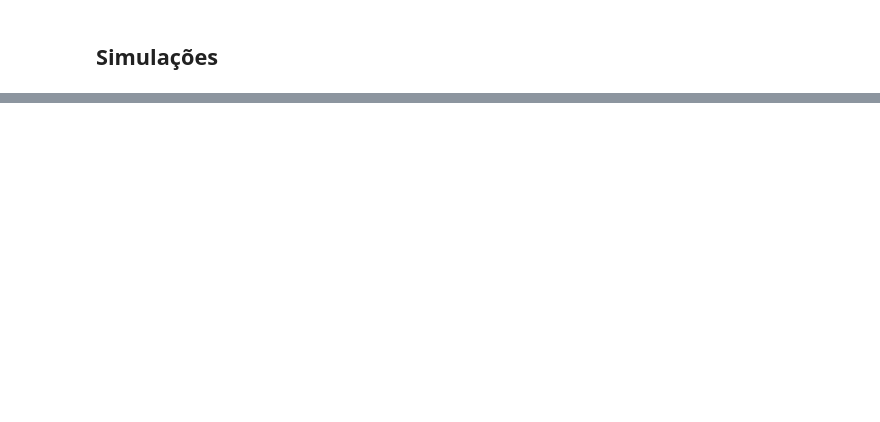
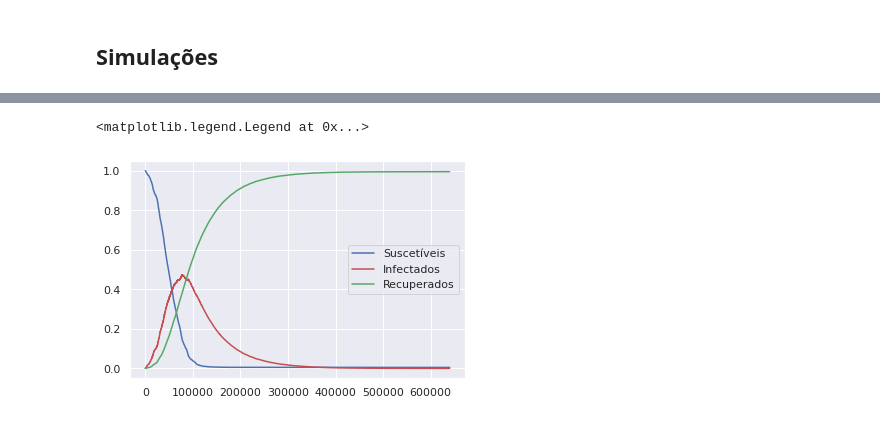
Before and after one commit to arthursl12/FisicaEstatistica, a Jupyter notebook: SIR.ipynb, the cells around one changed output, grey strips where cells are left out. Cells and saved outputs as stored; diff of their text form; code cells hidden in the pictures; blank space fills up the shorter version.

```diff
--- a/SIR.ipynb
+++ b/SIR.ipynb
@@ -628,0 +455,2 @@ viz
+# %%
+y0, y1, y2 = simulate(L, infected=4, s=None, pc=0.8, pr=0.2)
@@ -628,0 +475,8 @@ viz
+# %%
+plt.plot(np.array(y0)/N, color='b')
+plt.plot(np.array(y1)/N, color='r')
+plt.plot(np.array(y2)/N, color='g')
+plt.legend(["Suscetíveis","Infectados","Recuperados"])
+# %% [output]
+<matplotlib.legend.Legend at 0x...>
+[figure, added]
```
Also changed, not shown: parts of 93 cells of this notebook.
